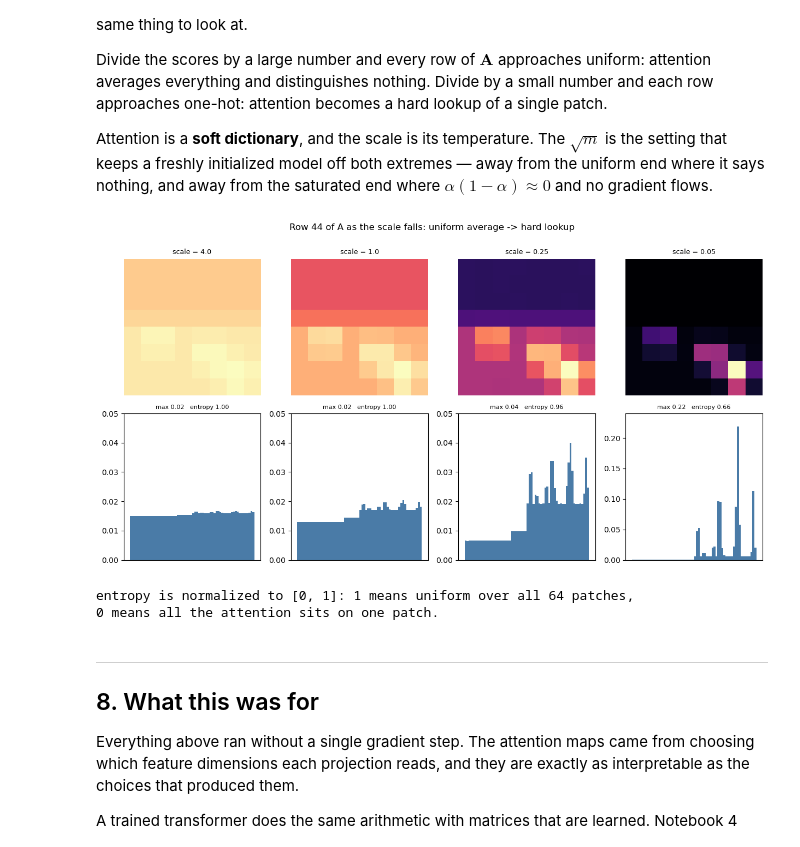
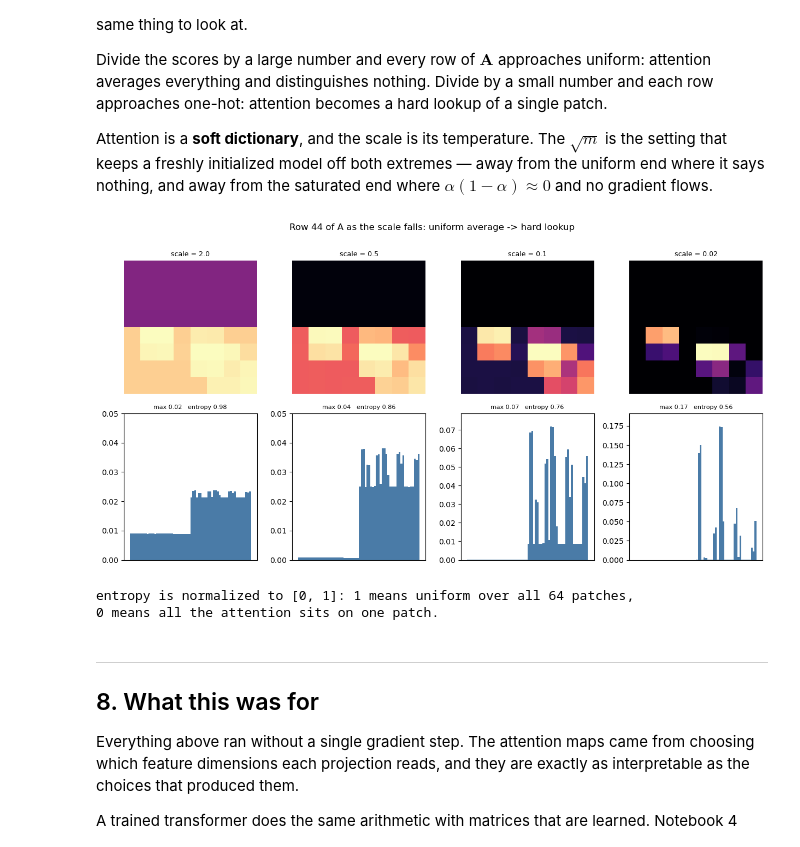
Before and after one commit to RibeiroResearch/neural-nets-tutorials, a Jupyter notebook: attention_by_hand.ipynb, the cells around one changed output. Drawn from its saved outputs; the diff is of its cells as text; code cells hidden in the pictures.

```diff
--- a/attention_by_hand.ipynb
+++ b/attention_by_hand.ipynb
@@ -108,7 +93,8 @@ def tokenize(img):
     """One token per patch: mean colour, position, squared radius, constant."""
     patches = img.reshape(GRID, PATCH, GRID, PATCH, 3).mean(axis=(1, 3))   # (GRID, GRID, 3)
     colour = patches.reshape(N, 3)
-    colour = colour - colour.mean(0)                     # centre, so "similar" means similar deviation
+    colour = colour - colour.mean(0)                     # centre on the image's average colour
+    colour /= np.maximum(np.linalg.norm(colour, axis=1, keepdims=True), 1e-8)   # unit length
 
     gy, gx = np.mgrid[0:GRID, 0:GRID]
     x = (gx.reshape(N) / (GRID - 1)) * 2 - 1             # [-1, 1]
@@ -510,30 +502,30 @@ $\sqrt{m}$ is the setting that keeps a freshly initialized model off both
 extremes — away from the uniform end where it says nothing, and away from the
 saturated end where $\alpha(1-\alpha) \approx 0$ and no gradient flows.
 # %%
-scales = [4.0, 1.0, 0.25, 0.05]
+scales = [2.0, 0.5, 0.1, 0.02]
 query = DEMO_QUERIES[2]      # the animal patch
 
 fig, axes = plt.subplots(2, len(scales), figsize=(3.1 * len(scales), 6.4))
 for col, scale in enumerate(scales):
     _, A_s = attention(T, W_colour, W_colour, W_value, scale=scale)
     row = A_s[query]
 
     axes[0, col].imshow(row.reshape(GRID, GRID), cmap="magma", vmin=0)
     axes[0, col].set_title(f"scale = {scale}", fontsize=9); axes[0, col].axis("off")
 
     entropy = -(row * np.log(row + 1e-12)).sum() / np.log(N)
     axes[1, col].bar(range(N), row, width=1.0, color="#4a7ba7")
     axes[1, col].set_ylim(0, max(row.max() * 1.1, 0.05))
     axes[1, col].set_title(f"max {row.max():.2f}   entropy {entropy:.2f}", fontsize=8)
     axes[1, col].set_xticks([])
 
 fig.suptitle(f"Row {query} of A as the scale falls: uniform average -> hard lookup", y=1.0)
 plt.tight_layout(); plt.show()
 
 print("entropy is normalized to [0, 1]: 1 means uniform over all 64 patches,")
 print("0 means all the attention sits on one patch.")
 # %% [output]
-[figure, old version]
+[figure, new version]
 entropy is normalized to [0, 1]: 1 means uniform over all 64 patches,
 0 means all the attention sits on one patch.
 # %% [markdown]
```
Also changed, not shown: parts of 8 cells of this notebook, 1 other file.
